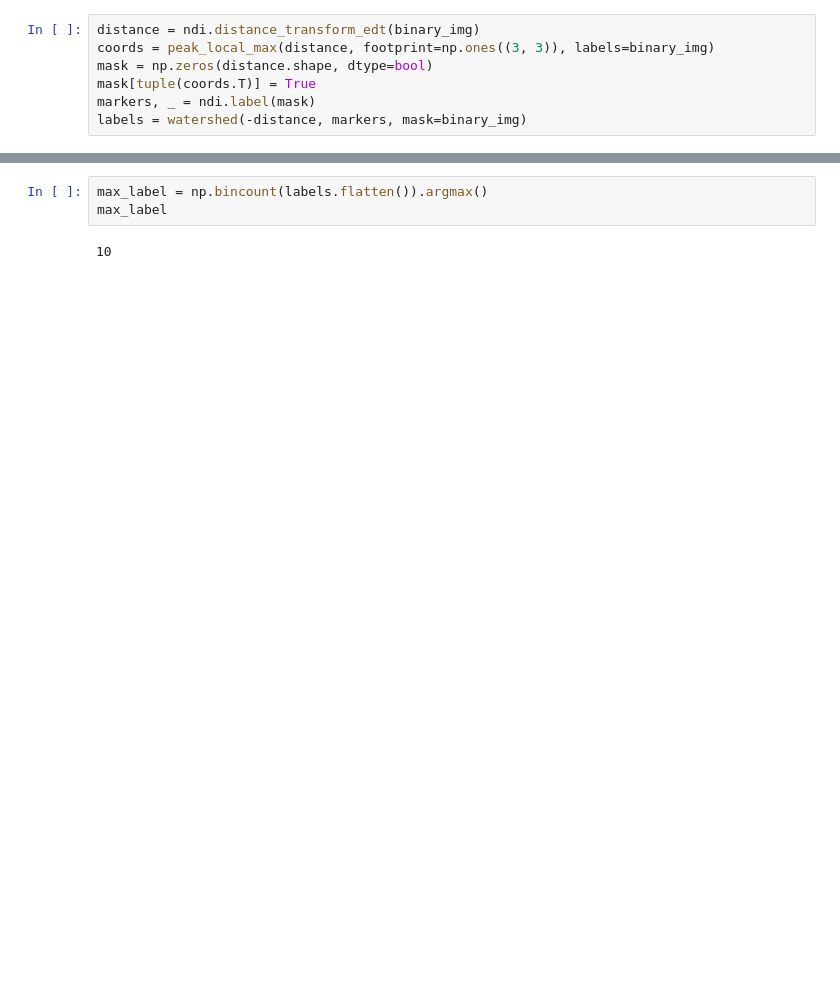
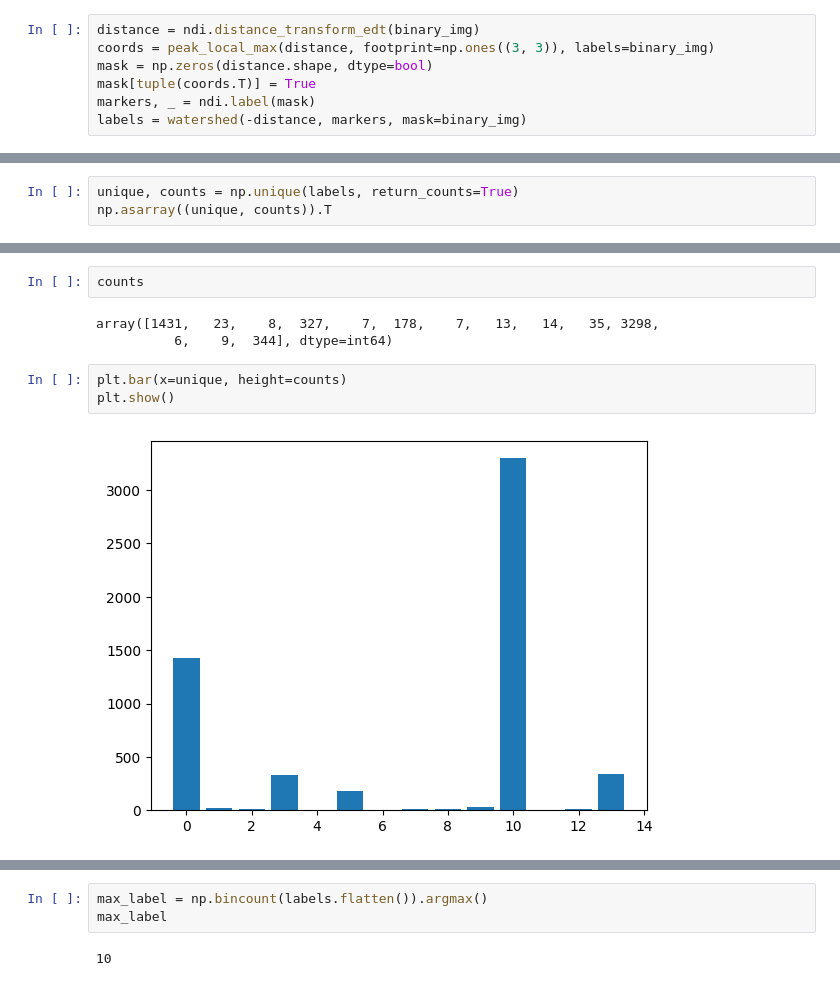
Before and after one commit to Xalt8/zooniverse_monkey, a Jupyter notebook: Code/Synth/synthetic_data.ipynb, the cells around one changed output, grey strips where cells are left out. Saved outputs shown, nothing was run; the diff lists cells and outputs as text; blank space fills up the shorter version.

```diff
--- a/Code/Synth/synthetic_data.ipynb
+++ b/Code/Synth/synthetic_data.ipynb
@@ -162,0 +177,3 @@ labels = watershed(-distance, markers, mask=binary_img)
+# %%
+unique, counts = np.unique(labels, return_counts=True)
+np.asarray((unique, counts)).T
@@ -162,0 +195,10 @@ labels = watershed(-distance, markers, mask=binary_img)
+# %%
+counts
+# %% [output]
+array([1431,   23,    8,  327,    7,  178,    7,   13,   14,   35, 3298,
+          6,    9,  344], dtype=int64)
+# %%
+plt.bar(x=unique, height=counts)
+plt.show()
+# %% [output]
+[figure, added]
```
Also changed, not shown: parts of 10 cells of this notebook, 5 other files.
